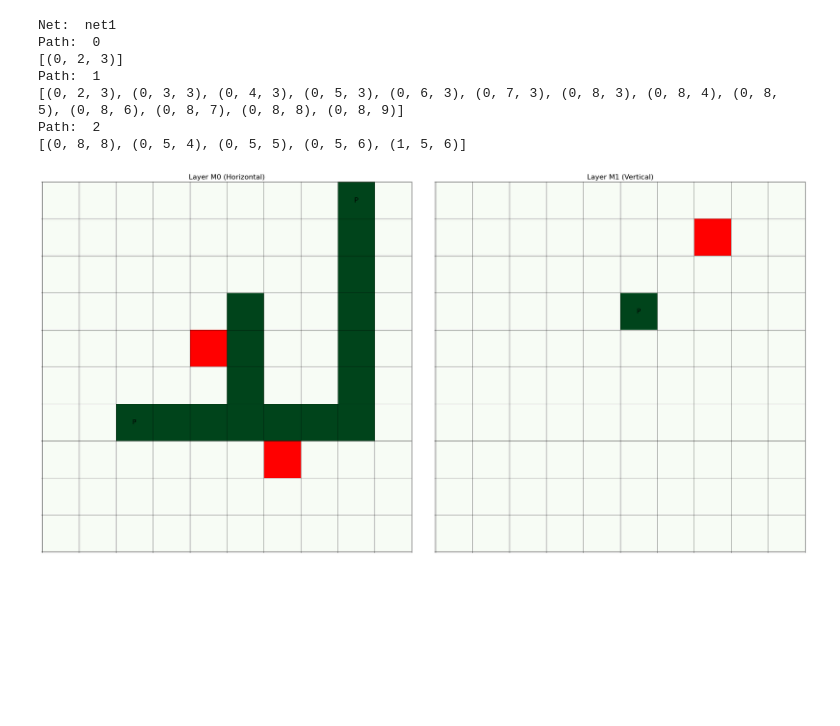
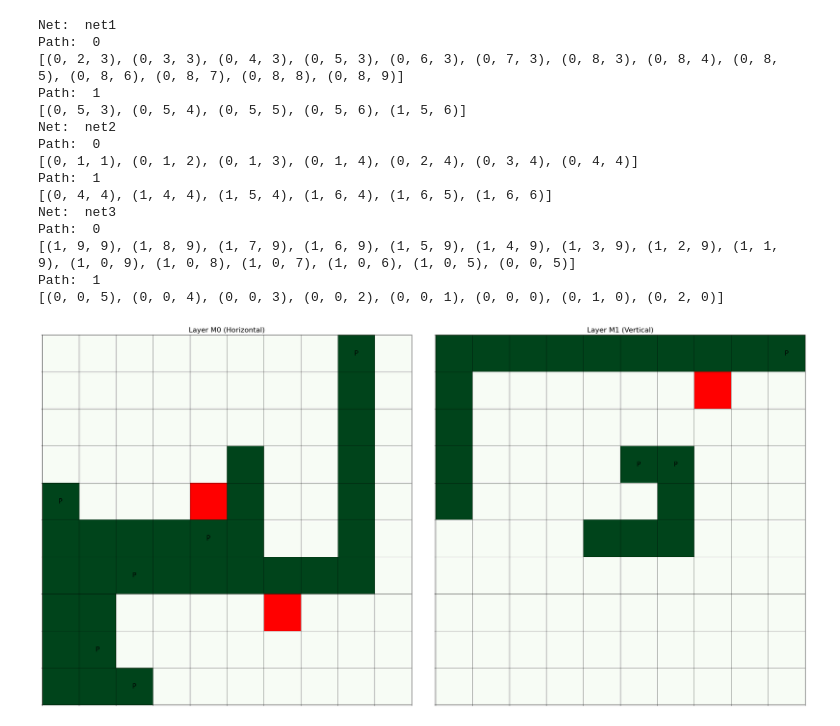
Before and after one commit to mohanadabouserie/Maze-Router-Group-1, a Jupyter notebook: Code.ipynb, the cells around one changed output. Saved outputs shown, nothing was run; the diff lists cells and outputs as text; code cells hidden in the pictures; blank space fills up the shorter version.

Commit message:
fixed error in path

```diff
--- a/Code.ipynb
+++ b/Code.ipynb
@@ -165,8 +165,8 @@ def find_path(grid, sources, targets, bend_penalty, via_penalty):
                 path.append(current)
                 grid[current[0]][current[1]][current[2]]['used_in_path'] = True
                 current = parent[current]
-            path.append(source)
-            grid[source[0]][source[1]][source[2]]['used_in_path'] = True
+            path.append(current)
+            grid[current[0]][current[1]][current[2]]['used_in_path'] = True
             return (path[::-1], (layer, x, y)) # Reverse the path to get source to target
 
         # Skip if this state has already been processed with a smaller cost
@@ -179,7 +179,7 @@ def find_path(grid, sources, targets, bend_penalty, via_penalty):
             nlayer = layer + dlayer
 
             # Check boundaries and obstructions
-            if 0 <= nx < rows and 0 <= ny < cols and 0 <= nlayer < 2 and not grid[nlayer][nx][ny]['obstruction']:
+            if 0 <= nx < rows and 0 <= ny < cols and 0 <= nlayer < 2 and not grid[nlayer][nx][ny]['obstruction'] and not grid[nlayer][nx][ny]['used_in_path']:
 
                 # Calculate the cost to move to the neighbor
                 move_cost = grid[nlayer][nx][ny]['cost']
@@ -214,7 +214,8 @@ def route_nets(grid, nets, bend_penalty, via_penalty):
     for net_name, pins in ordered_nets:
         paths = []
         pins_covered_map = {pin: False for pin in pins}
-        unreached_targets = [key for key, value in pins_covered_map.items() if not value]
+        pins_covered_map[pins[0]] = True
+        unreached_targets = [key for key, value in list(pins_covered_map.items())[1:] if not value]
         sources = set([pins[0]])
         while not all(pins_covered_map.values()):
             # Route between pins using Lee's Algorithm
@@ -225,36 +226,43 @@ def route_nets(grid, nets, bend_penalty, via_penalty):
 
             sources = set(list(sources) + path)
 
 
         # Store the path for the net
         net_paths[net_name] = paths
 
 
     return net_paths
 
 
 if __name__ == "__main__":
     input_file = "input.txt"  # Replace with your input file path
     parse_input_file(input_file)  # Parse the input file
     initialize_grid()  # Initialize the 3D grid
     # Route the nets
     routed_nets = route_nets(grid, nets, bend_penalty, via_penalty)
 
     # Print the routed paths
-    # TODO: fix the paths initialization
     for net_name, paths in routed_nets.items():
         print("Net: ", net_name)
         for i, path in enumerate(paths):
             print("Path: ", i)
             print(path)
 
     visualize_3d_grid_matplotlib()
 # %% [output]
 Net:  net1
 Path:  0
-[(0, 2, 3)]
+[(0, 2, 3), (0, 3, 3), (0, 4, 3), (0, 5, 3), (0, 6, 3), (0, 7, 3), (0, 8, 3), (0, 8, 4), (0, 8, 5), (0, 8, 6), (0, 8, 7), (0, 8, 8), (0, 8, 9)]
 Path:  1
-[(0, 2, 3), (0, 3, 3), (0, 4, 3), (0, 5, 3), (0, 6, 3), (0, 7, 3), (0, 8, 3), (0, 8, 4), (0, 8, 5), (0, 8, 6), (0, 8, 7), (0, 8, 8), (0, 8, 9)]
-Path:  2
-[(0, 8, 8), (0, 5, 4), (0, 5, 5), (0, 5, 6), (1, 5, 6)]
+[(0, 5, 3), (0, 5, 4), (0, 5, 5), (0, 5, 6), (1, 5, 6)]
+Net:  net2
+Path:  0
+[(0, 1, 1), (0, 1, 2), (0, 1, 3), (0, 1, 4), (0, 2, 4), (0, 3, 4), (0, 4, 4)]
+Path:  1
+[(0, 4, 4), (1, 4, 4), (1, 5, 4), (1, 6, 4), (1, 6, 5), (1, 6, 6)]
+Net:  net3
+Path:  0
+[(1, 9, 9), (1, 8, 9), (1, 7, 9), (1, 6, 9), (1, 5, 9), (1, 4, 9), (1, 3, 9), (1, 2, 9), (1, 1, 9), (1, 0, 9), (1, 0, 8), (1, 0, 7), (1, 0, 6), (1, 0, 5), (0, 0, 5)]
+Path:  1
+[(0, 0, 5), (0, 0, 4), (0, 0, 3), (0, 0, 2), (0, 0, 1), (0, 0, 0), (0, 1, 0), (0, 2, 0)]
-[figure, old version]
+[figure, new version]
```
Also changed, not shown: 1 other file.
